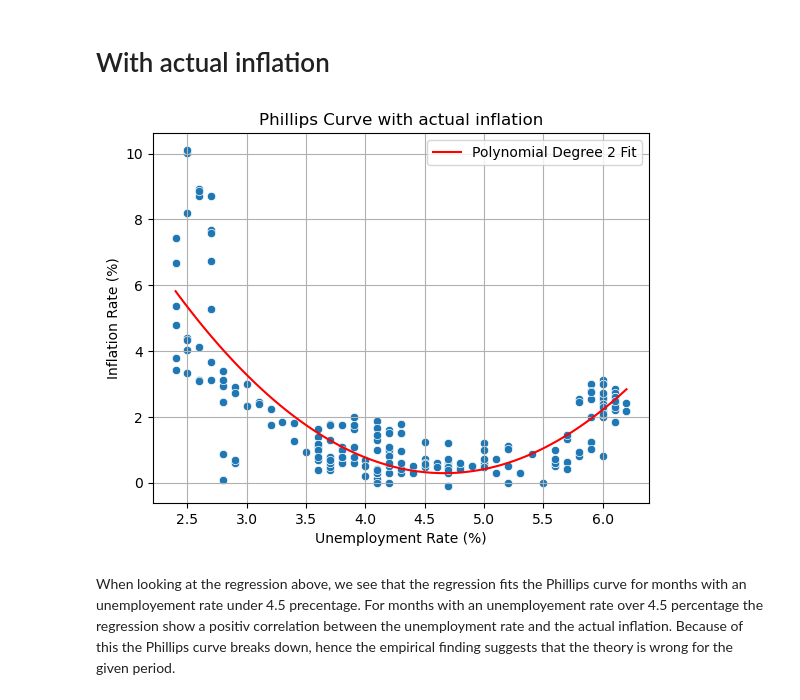
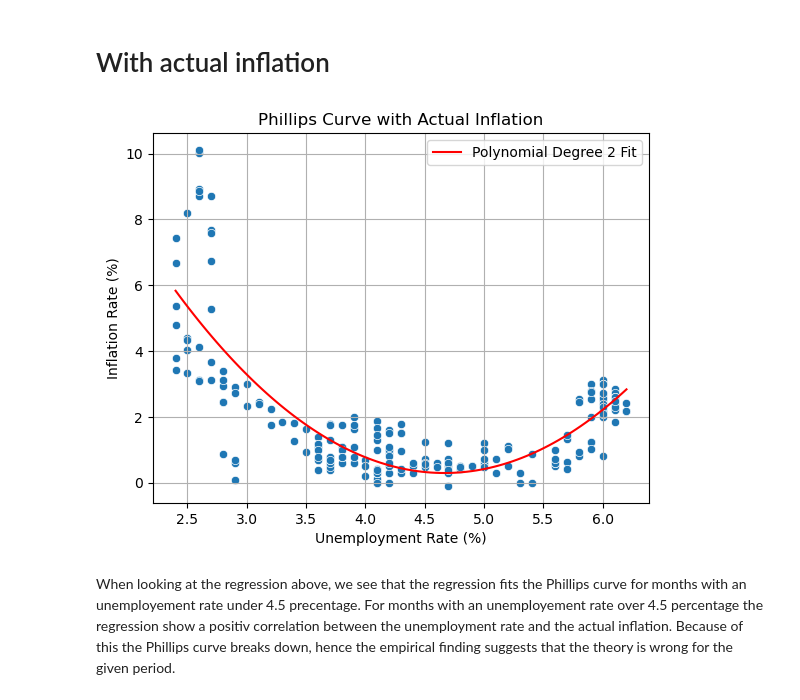
Before and after one commit to NumEconCopenhagen/projects-2024-simon-katrine, a Jupyter notebook: dataproject/dataproject.ipynb, the cells around one changed output. Cells and saved outputs as stored; diff of their text form; code cells hidden in the pictures.

```diff
--- a/dataproject/dataproject.ipynb
+++ b/dataproject/dataproject.ipynb
@@ -155,6 +154,6 @@ print(unemployment)
 # %%
 # We delete the last two rows
-unemployment = unemployment[:-2]
+unemployment = unemployment[:-3]
 
 # We drop the variables "YDELSESTYPE" and "SAESONFAK"
 unemployment = unemployment.drop(columns=['YDELSESTYPE', 'SAESONFAK'])
@@ -402,41 +396,35 @@ As previously mentioned the Phillips curve suggests a negative correlation betwe
 # %% [markdown]
 # With actual inflation
 # %%
-# Assuming 'final_dataset' is your DataFrame with 'unemployment' and 'inflation' columns
+# We start out by dropping any rows with NaN values (just in case)
+final_dataset.dropna(subset=['unemployment', 'inflation', 'exp_inflation'], inplace=True)
 
-# Convert 'unemployment' and 'inflation' to numeric, if they are not already
-final_dataset['unemployment'] = pd.to_numeric(final_dataset['unemployment'], errors='coerce')
-final_dataset['inflation'] = pd.to_numeric(final_dataset['inflation'], errors='coerce')
-
-# Drop any rows with NaN values that could have resulted from the conversion
-final_dataset.dropna(subset=['unemployment', 'inflation'], inplace=True)
-
-# Choose a degree for polynomial fitting, usually 2 or 3 is chosen for the Phillips Curve
+# Choose a degree for polynomial fitting (usually 2 or 3 is chosen for the Phillips Curve)
 degree = 2
 
 # Fit a polynomial regression model to the data
 coefficients = np.polyfit(final_dataset['unemployment'], final_dataset['inflation'], degree)
 polynomial = np.poly1d(coefficients)
 
 # Calculate the regression curve's y-values
 x_values = np.linspace(final_dataset['unemployment'].min(), final_dataset['unemployment'].max(), 100)
 y_poly = polynomial(x_values)
 
 # Create the scatter plot
 sns.scatterplot(x='unemployment', y='inflation', data=final_dataset)
 
 # Plot the polynomial regression line
 plt.plot(x_values, y_poly, color='red', label=f'Polynomial Degree {degree} Fit')
 
 # Add labels and title
 plt.xlabel('Unemployment Rate (%)')
 plt.ylabel('Inflation Rate (%)')
-plt.title('Phillips Curve with actual inflation')
+plt.title('Phillips Curve with Actual Inflation')
 plt.legend()
 plt.grid(True)
 plt.show()
 # %% [output]
-[figure, old version]
+[figure, new version]
 # %% [markdown]
 When looking at the regression above, we see that the regression fits the Phillips curve for months with an unemployement rate under 4.5 precentage.  For months with an unemployement rate over 4.5 percentage the regression show a positiv correlation between the unemployment rate and the actual inflation. Because of this the Phillips curve breaks down, hence the empirical finding suggests that the theory is wrong for the given period.
 # %% [markdown]
```
Also changed, not shown: parts of 11 cells of this notebook.
